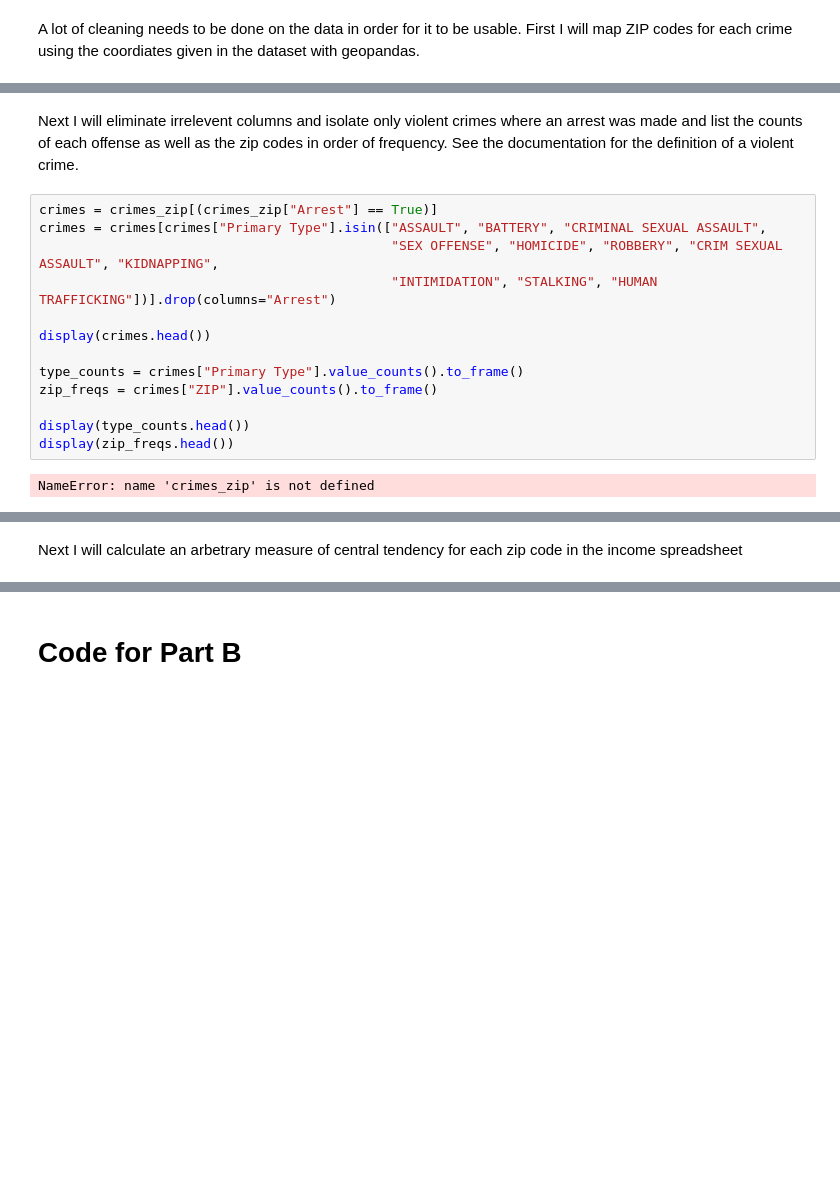
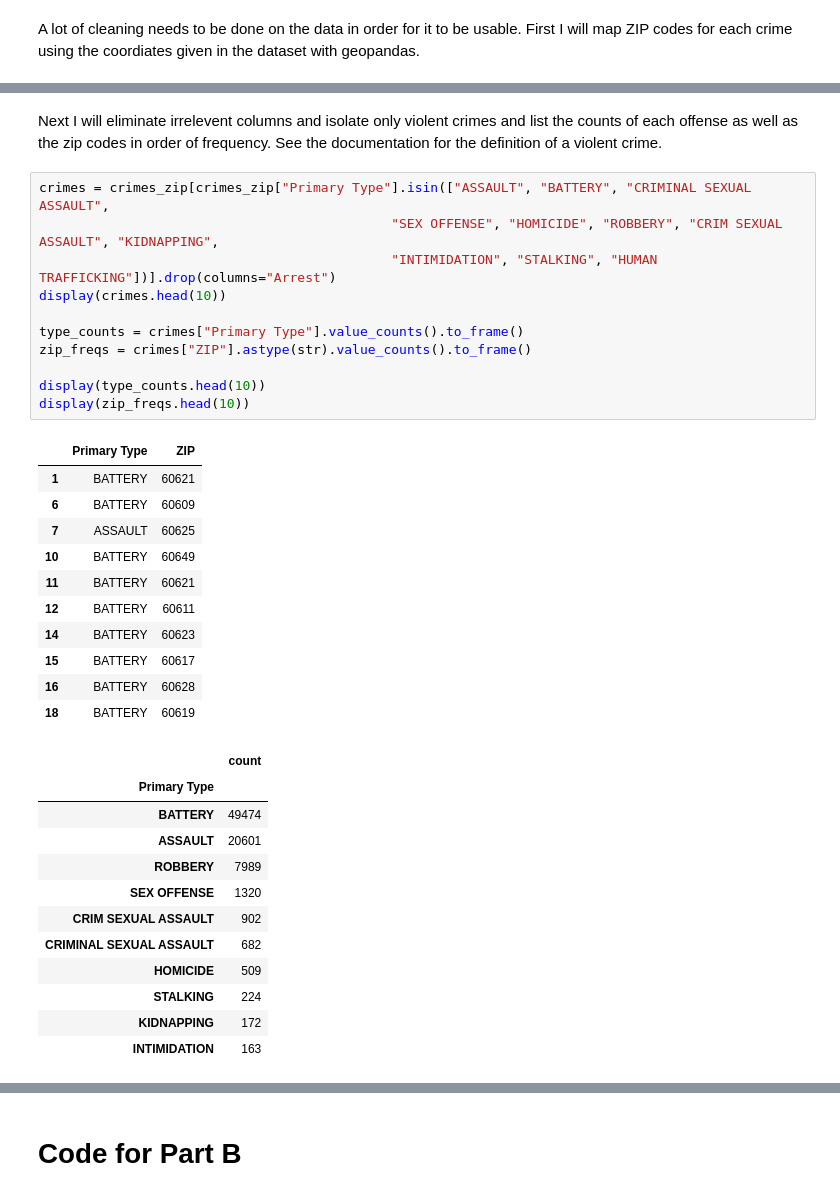
Before and after one commit to rbitton1729/chicagostats, a Jupyter notebook: chicagostats.ipynb, the cells around one changed output, grey strips where cells are left out. Drawn from its saved outputs; the diff is of its cells as text; blank space fills up the shorter version.

```diff
--- a/chicagostats.ipynb
+++ b/chicagostats.ipynb
@@ -154,17 +146,37 @@ KeyboardInterrupt:
 # %% [markdown]
-Next I will eliminate irrelevent columns and isolate only violent crimes where an arrest was made and list the counts of each offense as well as the zip codes in order of frequency. See the documentation for the definition of a violent crime.
+Next I will eliminate irrelevent columns and isolate only violent crimes and list the counts of each offense as well as the zip codes in order of frequency. See the documentation for the definition of a violent crime.
 # %%
-crimes = crimes_zip[(crimes_zip["Arrest"] == True)]
-crimes = crimes[crimes["Primary Type"].isin(["ASSAULT", "BATTERY", "CRIMINAL SEXUAL ASSAULT",
+crimes = crimes_zip[crimes_zip["Primary Type"].isin(["ASSAULT", "BATTERY", "CRIMINAL SEXUAL ASSAULT",
                                              "SEX OFFENSE", "HOMICIDE", "ROBBERY", "CRIM SEXUAL ASSAULT", "KIDNAPPING",
                                              "INTIMIDATION", "STALKING", "HUMAN TRAFFICKING"])].drop(columns="Arrest")
-
-display(crimes.head())
+display(crimes.head(10))
 
 type_counts = crimes["Primary Type"].value_counts().to_frame()
-zip_freqs = crimes["ZIP"].value_counts().to_frame()
+zip_freqs = crimes["ZIP"].astype(str).value_counts().to_frame()
 
-display(type_counts.head())
-display(zip_freqs.head())
+display(type_counts.head(10))
+display(zip_freqs.head(10))
 # %% [output]
-NameError: name 'crimes_zip' is not defined
+|  | Primary Type | ZIP |
+| 1 | BATTERY | 60621 |
+| 6 | BATTERY | 60609 |
+| 7 | ASSAULT | 60625 |
+| 10 | BATTERY | 60649 |
+| 11 | BATTERY | 60621 |
+| 12 | BATTERY | 60611 |
+| 14 | BATTERY | 60623 |
+| 15 | BATTERY | 60617 |
+| 16 | BATTERY | 60628 |
+| 18 | BATTERY | 60619 |
+|  | count |
+| Primary Type |  |
+| BATTERY | 49474 |
+| ASSAULT | 20601 |
+| ROBBERY | 7989 |
+| SEX OFFENSE | 1320 |
+| CRIM SEXUAL ASSAULT | 902 |
+| CRIMINAL SEXUAL ASSAULT | 682 |
+| HOMICIDE | 509 |
+| STALKING | 224 |
+| KIDNAPPING | 172 |
+| INTIMIDATION | 163 |
@@ -171,2 +194,0 @@ NameError: name 'crimes_zip' is not defined
-# %% [markdown]
-Next I will calculate an arbetrary measure of central tendency for each zip code in the income spreadsheet
```
Also changed, not shown: parts of 8 cells of this notebook.
